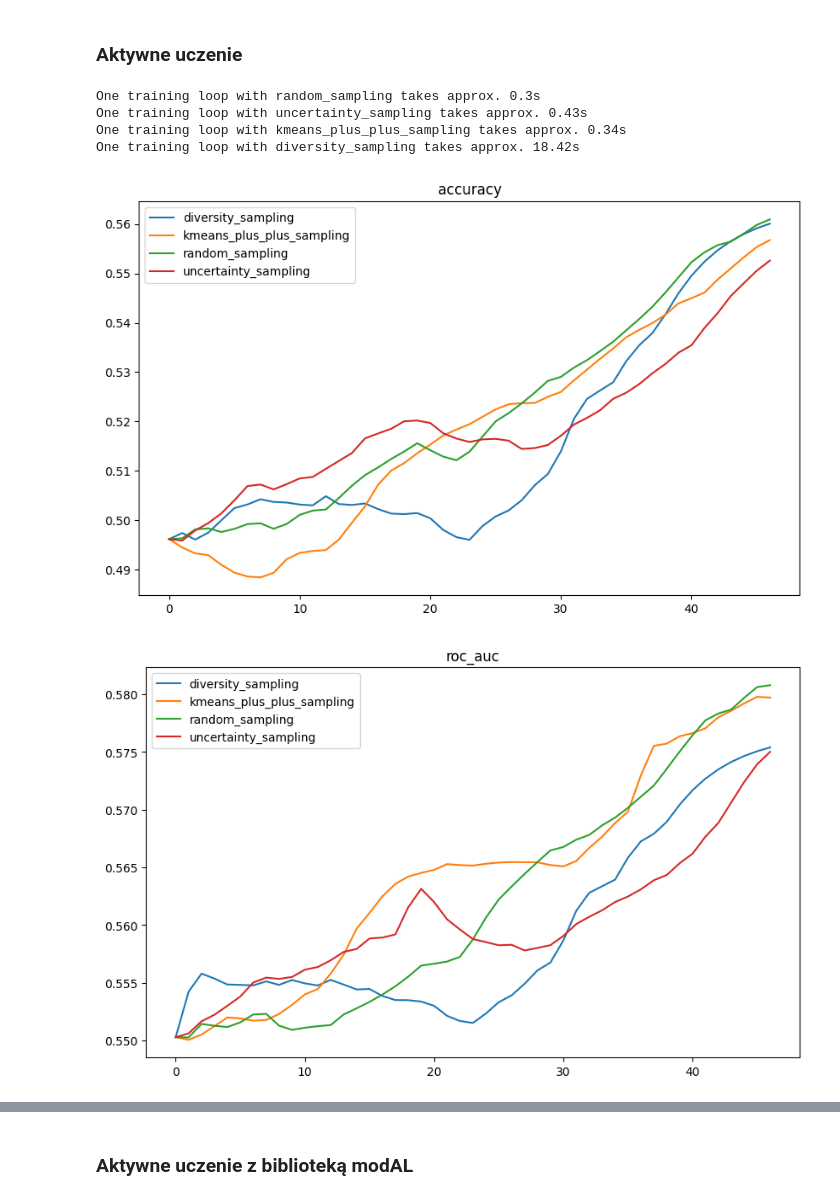
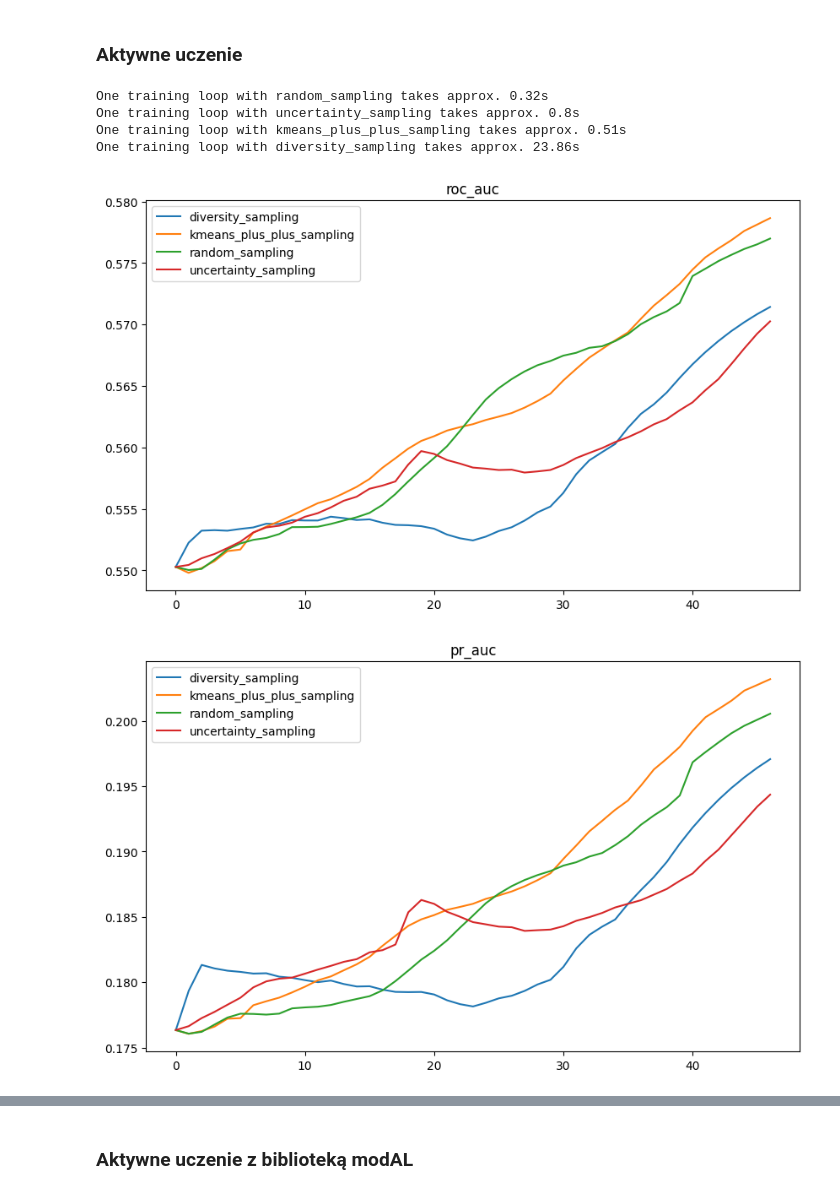
Before and after one commit to kzkwoka/active_learning_module, a Jupyter notebook: active_learning.ipynb, the cells around one changed output, grey strips where cells are left out. Drawn from its saved outputs; the diff is of its cells as text; code cells hidden in the pictures.

```diff
--- a/active_learning.ipynb
+++ b/active_learning.ipynb
@@ -120,7 +189,7 @@ learner = ActiveModule(estimator=DecisionTreeClassifier,
 n_samples = 1000
 n_iter = math.ceil((X_train.shape[0] - initial_idx.shape[0])/n_samples)
 # %%
-metrics, info = run_experiments(learner, y_train, [random_sampling, uncertainty_sampling, ], n_samples, n_iter)  #1min 14s  kmeans_plus_plus_sampling
+metrics, info = run_experiments(learner, y_train.values, [random_sampling, uncertainty_sampling, kmeans_plus_plus_sampling], n_samples, n_iter)  #1min 14s  kmeans_plus_plus_sampling
 # %%
 for i in info:
     print(i)
@@ -131,7 +201,7 @@ One training loop with <function uncertainty_sampling at 0x...> takes approx. 0.
 for metric in ["accuracy", "roc_auc", "pr_auc"]:
     fig, ax = plt.subplots(figsize=(10, 6))
     for strategy, df in metrics.groupby('strategy'):
-        ax.plot(df.index.get_level_values(1), smooth(df[metric],0.6), label=f'{strategy}')
+        ax.plot(df.index.get_level_values(1), smooth(df[metric],0.9), label=f'{strategy}')
     plt.legend()
     plt.title(metric)
     plt.show()
@@ -187,8 +257,8 @@ f"One training loop with uncertainty_sampling from modAL takes approx. {round(av
 for metric in ["accuracy", "roc_auc", "pr_auc"]:
     fig, ax = plt.subplots(figsize=(10, 6))
     for strategy, df in metrics.groupby('strategy'):
-        ax.plot(df.index.get_level_values(1), smooth(df[metric],0.6), label=f'{strategy}')
-    ax.plot(modAL_metrics.index, smooth(modAL_metrics[metric], 0.6), label=f'uncertainty_sampling (modAL)')
+        ax.plot(df.index.get_level_values(1), smooth(df[metric],0.9), label=f'{strategy}')
+    ax.plot(modAL_metrics.index, smooth(modAL_metrics[metric], 0.9), label=f'uncertainty_sampling (modAL)')
     plt.legend()
     plt.title(metric)
     plt.show()
@@ -261,23 +337,23 @@ learner = ActiveModule(estimator=KNeighborsClassifier,
 n_samples = 100
 n_iter = math.ceil((X_train.shape[0] - initial_idx.shape[0])/n_samples)
 # %%
-metrics, info = run_experiments(learner, y_train, [random_sampling, uncertainty_sampling, kmeans_plus_plus_sampling,], n_samples, n_iter)  #14 min  diversity_sampling
+metrics, info = run_experiments(learner, y_train.values, [random_sampling, uncertainty_sampling, kmeans_plus_plus_sampling, diversity_sampling], n_samples, n_iter)  #14 min  diversity_sampling
 # %%
 for i in info:
     print(i)
 # %% [output]
-One training loop with random_sampling takes approx. 0.3s
-One training loop with uncertainty_sampling takes approx. 0.43s
-One training loop with kmeans_plus_plus_sampling takes approx. 0.34s
-One training loop with diversity_sampling takes approx. 18.42s
+One training loop with random_sampling takes approx. 0.32s
+One training loop with uncertainty_sampling takes approx. 0.8s
+One training loop with kmeans_plus_plus_sampling takes approx. 0.51s
+One training loop with diversity_sampling takes approx. 23.86s
 # %%
-for metric in ["accuracy", "roc_auc", "pr_auc"]:
+for metric in ["roc_auc", "pr_auc"]:
     fig, ax = plt.subplots(figsize=(10, 6))
     for strategy, df in metrics.groupby('strategy'):
-        ax.plot(df.index.get_level_values(1), smooth(df[metric],0.8), label=f'{strategy}')
+        ax.plot(df.index.get_level_values(1), smooth(df[metric],0.9), label=f'{strategy}')
     plt.legend()
     plt.title(metric)
     plt.show()
 # %% [output]
-[figure, old version]
+[figure, new version]
-[figure, old version]
+[figure, new version]
```
Also changed, not shown: parts of 38 cells of this notebook.
